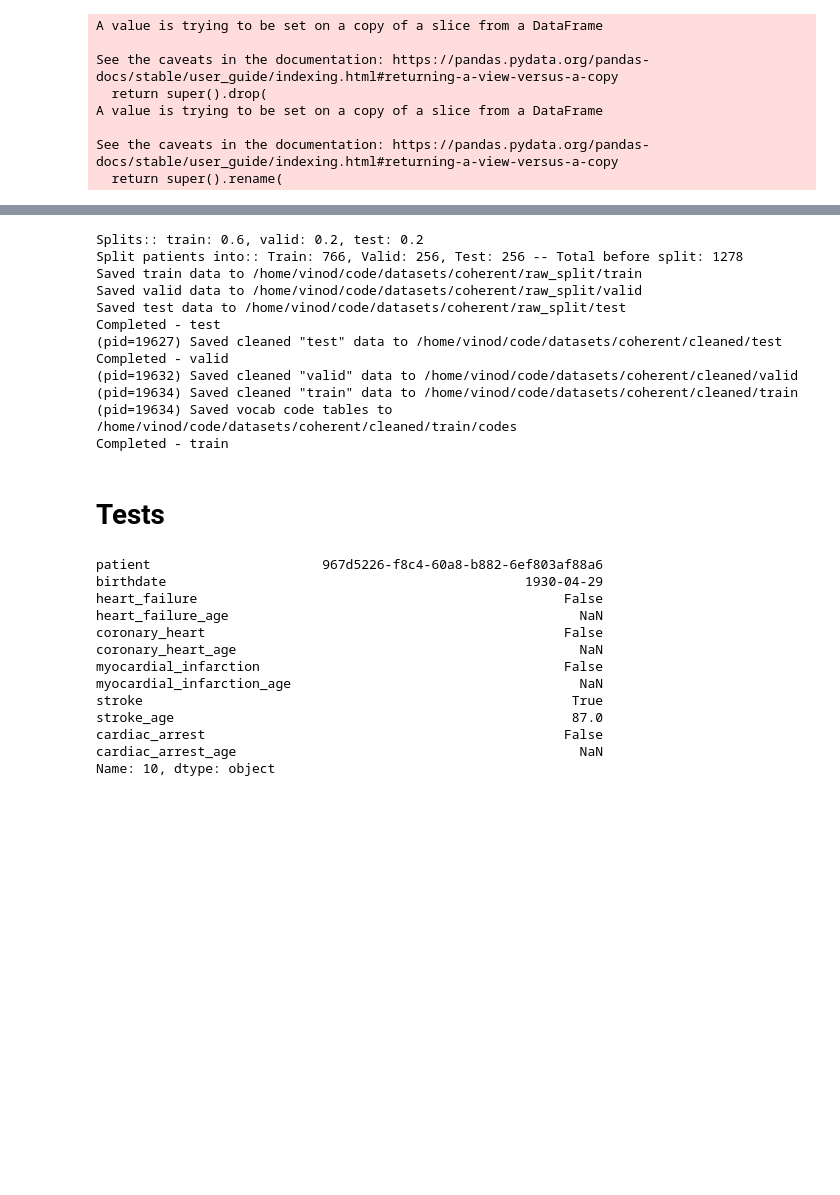
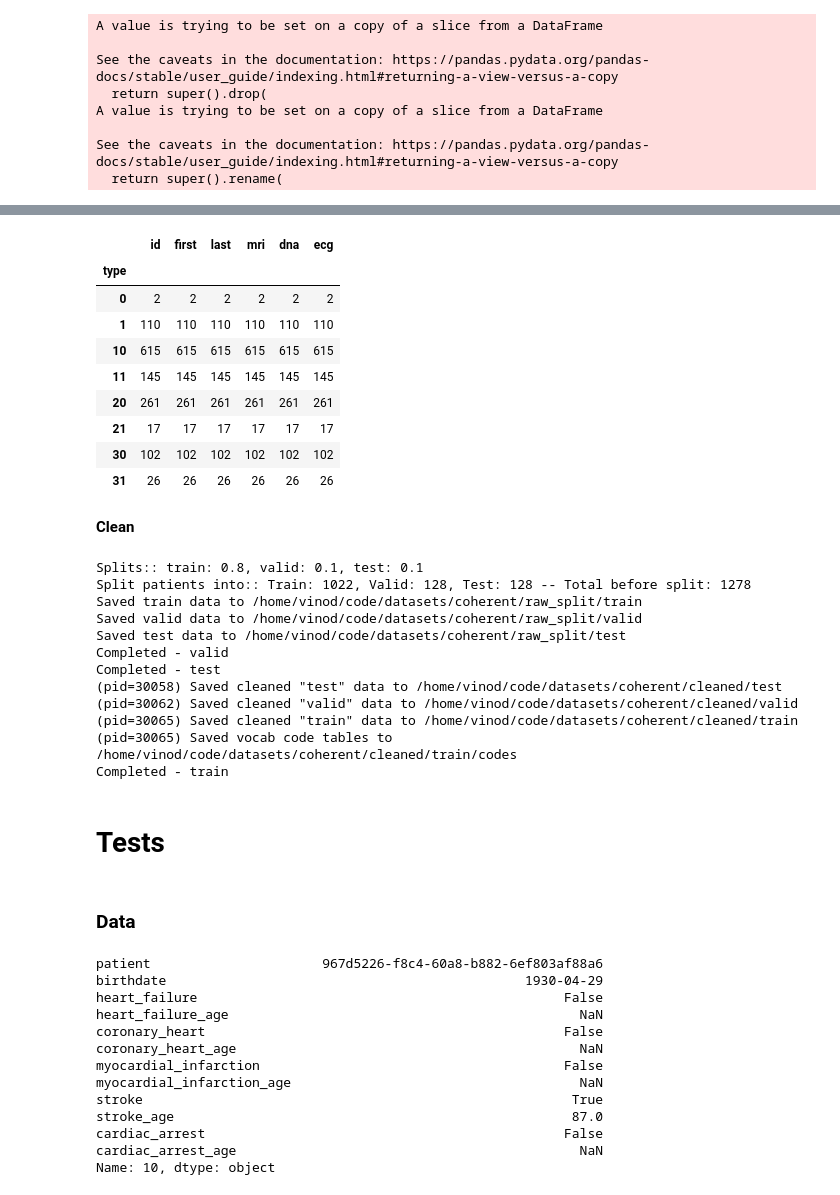
Before and after one commit to multimodal-healthcare/fusion, a Jupyter notebook: notebooks/01_coherent_clean.ipynb, the cells around one changed output, grey strips where cells are left out. Cells and saved outputs as stored; diff of their text form; code cells hidden in the pictures; blank space fills up the shorter version.

```diff
--- a/notebooks/01_coherent_clean.ipynb
+++ b/notebooks/01_coherent_clean.ipynb
@@ -167,20 +182,37 @@ See the caveats in the documentation: https://pandas.pydata.org/pandas-docs/stab
+# %%
+modalities.groupby(["type"]).count()
+# %% [output]
+|  | id | first | last | mri | dna | ecg |
+| type |  |  |  |  |  |  |
+| 0 | 2 | 2 | 2 | 2 | 2 | 2 |
+| 1 | 110 | 110 | 110 | 110 | 110 | 110 |
+| 10 | 615 | 615 | 615 | 615 | 615 | 615 |
+| 11 | 145 | 145 | 145 | 145 | 145 | 145 |
+| 20 | 261 | 261 | 261 | 261 | 261 | 261 |
+| 21 | 17 | 17 | 17 | 17 | 17 | 17 |
+| 30 | 102 | 102 | 102 | 102 | 102 | 102 |
+| 31 | 26 | 26 | 26 | 26 | 26 | 26 |
+# %% [markdown]
+**Clean**
 # %%
-clean.clean_raw_ehrdata(COHERENT_DATA_STORE, 0.2, 0.2, COHERENT_CONDITIONS, COHERENT_DATAGEN_DATE)
+clean.clean_raw_ehrdata(COHERENT_DATA_STORE, 0.1, 0.1, COHERENT_CONDITIONS, COHERENT_DATAGEN_DATE)
 # %% [output]
-Splits:: train: 0.6, valid: 0.2, test: 0.2
-Split patients into:: Train: 766, Valid: 256, Test: 256 -- Total before split: 1278
+Splits:: train: 0.8, valid: 0.1, test: 0.1
+Split patients into:: Train: 1022, Valid: 128, Test: 128 -- Total before split: 1278
 Saved train data to /home/vinod/code/datasets/coherent/raw_split/train
 Saved valid data to /home/vinod/code/datasets/coherent/raw_split/valid
 Saved test data to /home/vinod/code/datasets/coherent/raw_split/test
+Completed - valid
 Completed - test
-(pid=19627) Saved cleaned "test" data to /home/vinod/code/datasets/coherent/cleaned/test
-Completed - valid
-(pid=19632) Saved cleaned "valid" data to /home/vinod/code/datasets/coherent/cleaned/valid
-(pid=19634) Saved cleaned "train" data to /home/vinod/code/datasets/coherent/cleaned/train
-(pid=19634) Saved vocab code tables to /home/vinod/code/datasets/coherent/cleaned/train/codes
+(pid=30058) Saved cleaned "test" data to /home/vinod/code/datasets/coherent/cleaned/test
+(pid=30062) Saved cleaned "valid" data to /home/vinod/code/datasets/coherent/cleaned/valid
+(pid=30065) Saved cleaned "train" data to /home/vinod/code/datasets/coherent/cleaned/train
+(pid=30065) Saved vocab code tables to /home/vinod/code/datasets/coherent/cleaned/train/codes
 Completed - train
 # %% [markdown]
 # Tests
+# %% [markdown]
+### Data
 # %%
 train_dfs, valid_dfs, test_dfs = clean.load_cleaned_ehrdata(COHERENT_DATA_STORE)
 code_dfs = clean.load_ehr_vocabcodes(COHERENT_DATA_STORE)
```
Also changed, not shown: parts of 43 cells of this notebook.
